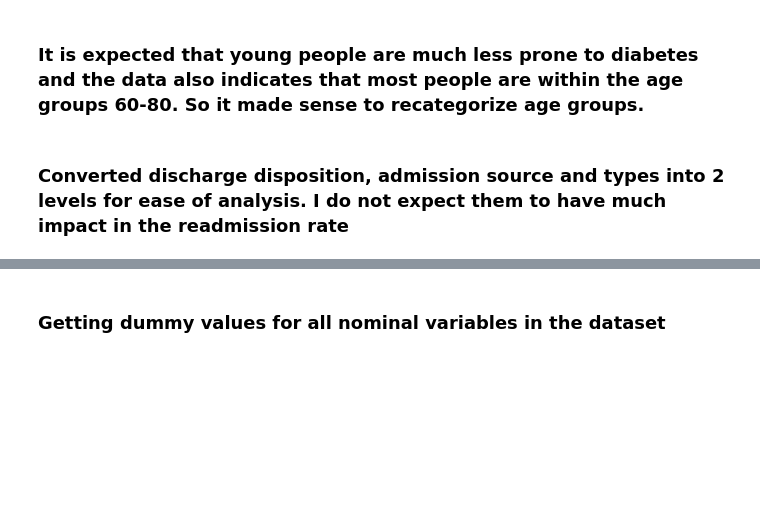
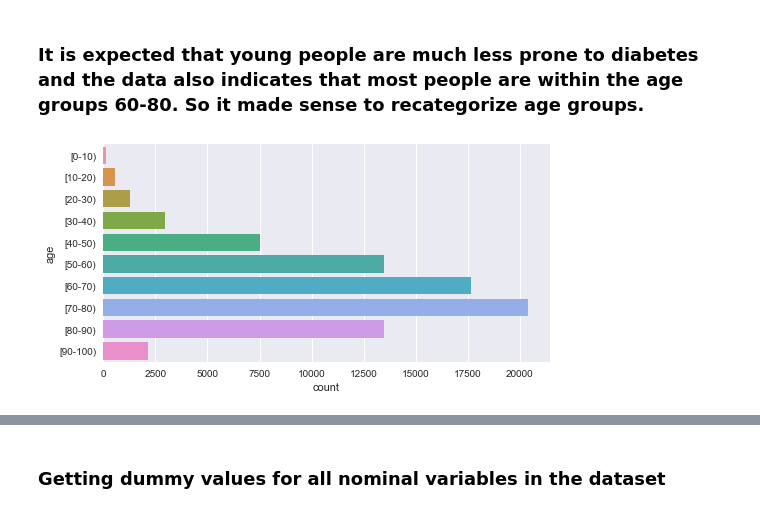
Before and after one commit to Aditya2810/Aditya, a Jupyter notebook: Aditya/Python/Diabetes Readmission/Diabetes_readmission.ipynb, the cells around one changed output, grey strips where cells are left out. Saved outputs shown, nothing was run; the diff lists cells and outputs as text; code cells hidden in the pictures; blank space fills up the shorter version.

```diff
--- a/Aditya/Python/Diabetes Readmission/Diabetes_readmission.ipynb
+++ b/Aditya/Python/Diabetes Readmission/Diabetes_readmission.ipynb
@@ -10,5 +25,5 @@ os.getcwd()
 # %%
-data = pd.read_csv('training_data.csv', na_values=['?'])
+data = pd.read_csv("C:/Users/adity/Downloads/ML/training_data.csv", na_values=['?'])
 data.head()
 # %% [output]
 |  | encounter_id | patient_nbr | race | gender | age | weight | admission_type_id | ... |
@@ -65,9 +79,5 @@ dtype: float64
-# %%
-data.drop(['weight','payer_code','medical_specialty','metformin','repaglinide','nateglinide','chlorpropamide','glimepiride',
-               'acetohexamide','glipizide','glyburide','tolbutamide','pioglitazone','rosiglitazone','acarbose','miglitol',
-               'troglitazone','tolazamide','examide','citoglipton','glyburide-metformin','glipizide-metformin',
-               'glimepiride-pioglitazone','metformin-rosiglitazone','metformin-pioglitazone','diag_2','diag_3',
-               'encounter_id','patient_nbr'], axis=1, inplace=True)
+# %%
+data.drop(['weight','payer_code','medical_specialty','encounter_id','patient_nbr'], axis=1, inplace=True)
 # %%
 #Deleting observations with missing values in Race and diag_1
 #Removing the 2 values of gender with data unknown/invalid
@@ -77,6 +87,10 @@ data.reset_index(drop=True, inplace=True)
 # %% [markdown]
 ### It has been identified by reading in a research paper that the values that start with 250 are indicators of diabetes
 # %%
-data["readmitted"] = pd.Series([0 if value == 'N' else 1 for value in data['readmitted']])
+data['readmitted'] = [0 if value == 'N' else 1 for value in data['readmitted']]
 data['diag_1'] = data['diag_1'].astype(str)
-data['diag_1'] = pd.Series([1 if val.startswith('250') else 0 for val in data['diag_1']], index=data.index)
+data['diag_2'] = data['diag_2'].astype(str)
+data['diag_3'] = data['diag_3'].astype(str)
+data['diag_1'] = [1 if val.startswith('250') else 0 for val in data['diag_1']]
+data['diag_2'] = [1 if val.startswith('250') else 0 for val in data['diag_2']]
+data['diag_3'] = [1 if val.startswith('250') else 0 for val in data['diag_3']]
@@ -83,3 +99,11 @@ data['diag_1'] = pd.Series([1 if val.startswith('250') else 0 for val in data['d
 # %% [markdown]
 ### It is expected that young people are much less prone to diabetes and the data also indicates that most people are within the age groups 60-80. So it made sense to recategorize age groups.
+# %%
+sn.set_style('darkgrid')
+fig=plt.figure(figsize=(8,4))
+ax=sn.countplot(y="age",data=data)
+
+plt.show()
+# %% [output]
+[figure, added]
 # %%
@@ -90,2 +111,0 @@ data['age'] = pd.Series(['[80-100)' if val in ['[80-90)', '[90-100)'] else val
-# %% [markdown]
-### Converted discharge disposition, admission source and types into 2 levels for ease of analysis. I do not expect them to have much impact in the readmission rate
```
Also changed, not shown: parts of 56 cells of this notebook.
